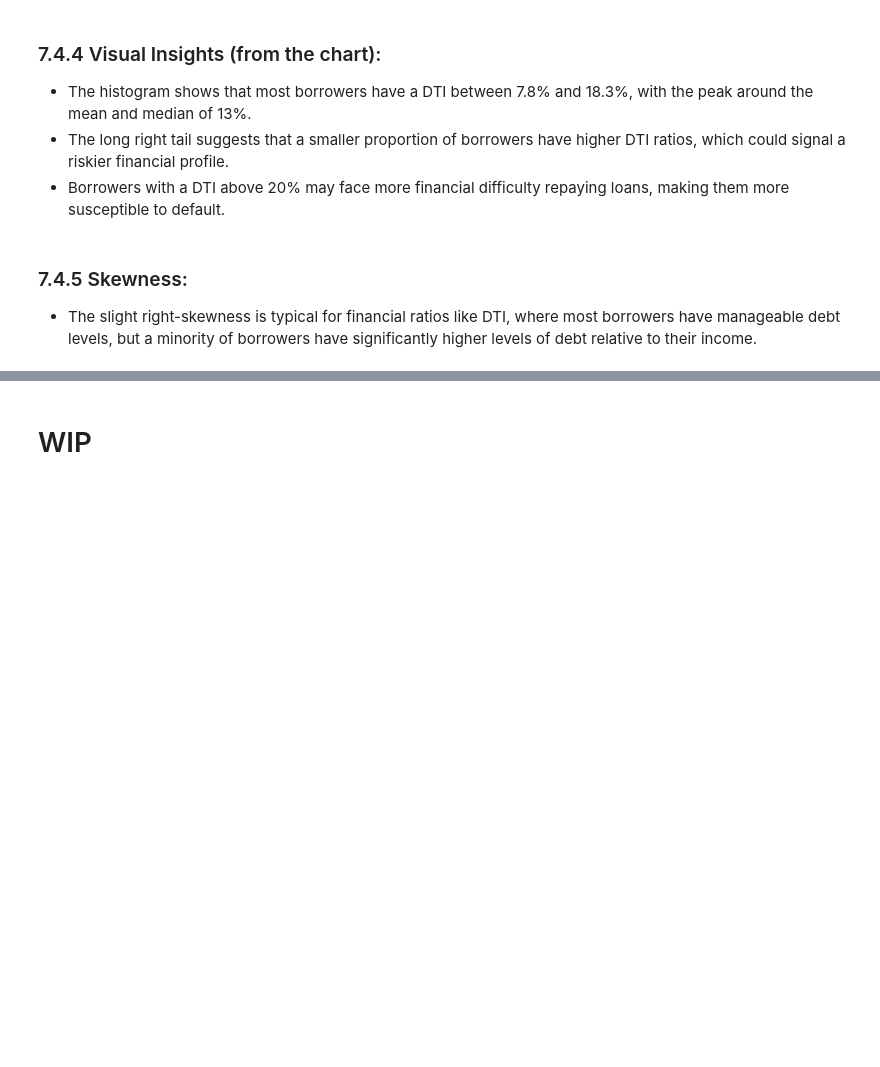
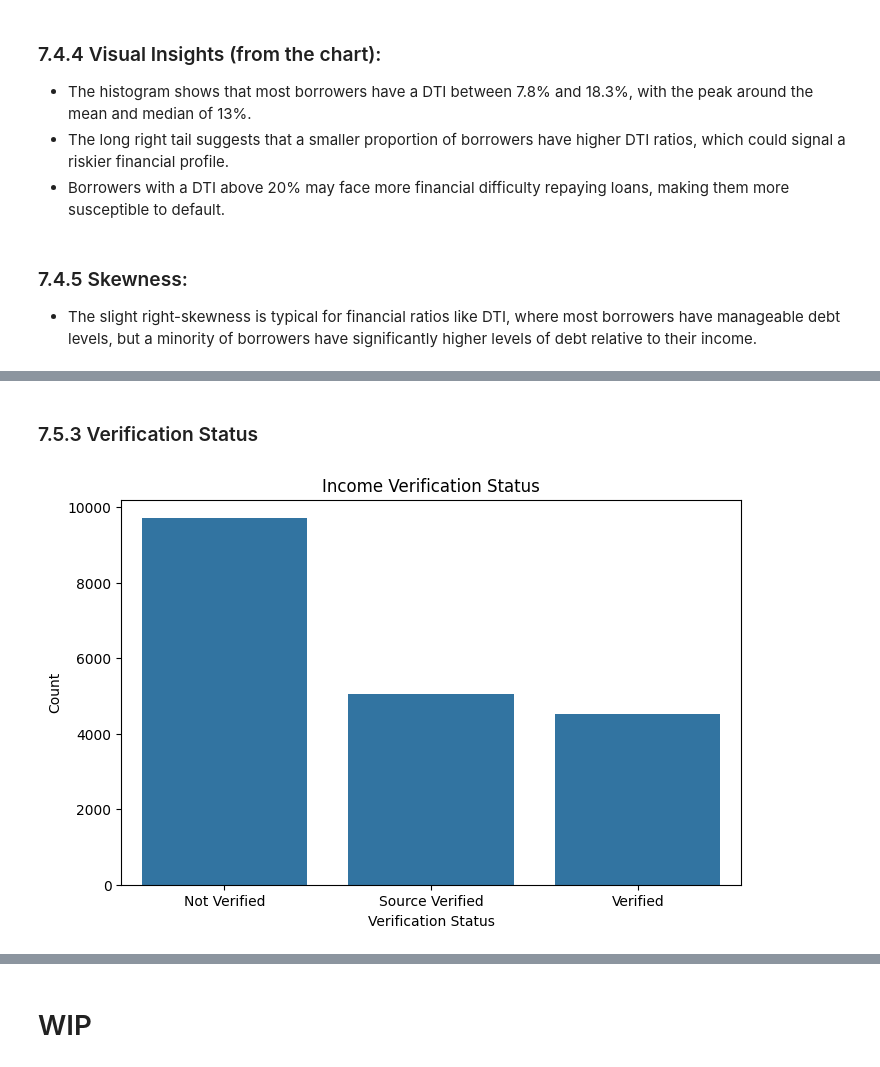
Before and after one commit to jafarijason/ds_001_lending_club_case_study, a Jupyter notebook: Group_Facilitator_Jason_Jafari.ipynb, the cells around one changed output, grey strips where cells are left out. Saved outputs shown, nothing was run; the diff lists cells and outputs as text; code cells hidden in the pictures; blank space fills up the shorter version.

```diff
--- a/Group_Facilitator_Jason_Jafari.ipynb
+++ b/Group_Facilitator_Jason_Jafari.ipynb
@@ -810,0 +846,11 @@ mean_dti, median_dti, mode_dti, dti_stats
+# %% [markdown]
+### 7.5.3 Verification Status
+# %%
+plt.figure(figsize=(8, 5))
+sns.countplot(x='verification_status', data=loan_data_clean, order=loan_data_clean['verification_status'].value_counts().index)
+plt.title('Income Verification Status')
+plt.xlabel('Verification Status')
+plt.ylabel('Count')
+plt.show()
+# %% [output]
+[figure, added]
```
Also changed, not shown: parts of 62 cells of this notebook.
